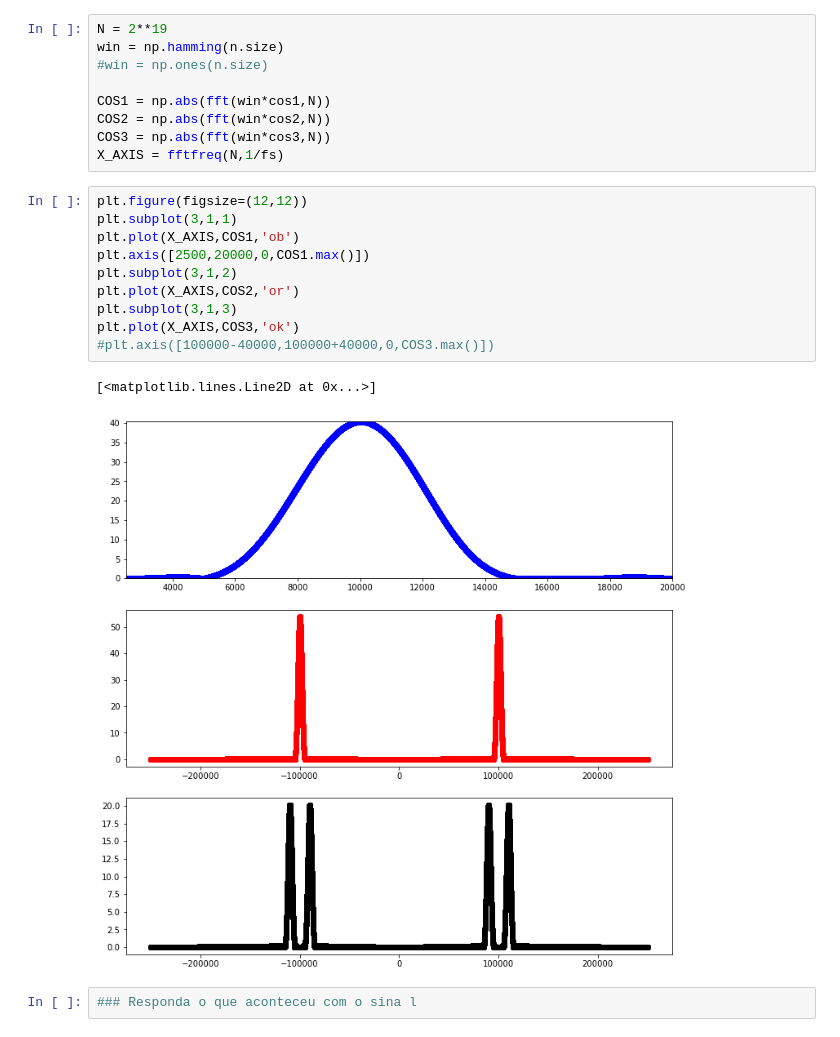
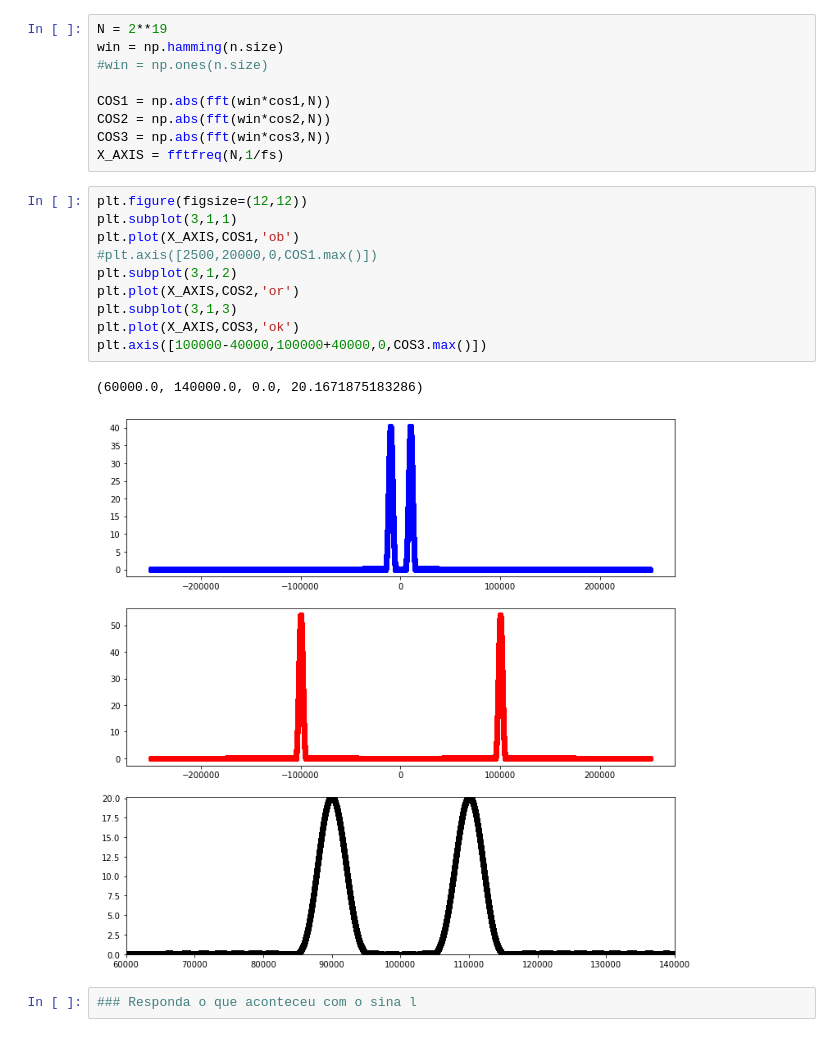
Before and after one commit to juliocsouzas91/DSP_Example_Class, a Jupyter notebook: FiltroMusica/Filtro_Musica.ipynb, the cells around one changed output. Drawn from its saved outputs; the diff is of its cells as text.

```diff
--- a/FiltroMusica/Filtro_Musica.ipynb
+++ b/FiltroMusica/Filtro_Musica.ipynb
@@ -46,16 +46,16 @@ X_AXIS = fftfreq(N,1/fs)
 # %%
 plt.figure(figsize=(12,12))
 plt.subplot(3,1,1)
 plt.plot(X_AXIS,COS1,'ob')
-plt.axis([2500,20000,0,COS1.max()])
+#plt.axis([2500,20000,0,COS1.max()])
 plt.subplot(3,1,2)
 plt.plot(X_AXIS,COS2,'or')
 plt.subplot(3,1,3)
 plt.plot(X_AXIS,COS3,'ok')
-#plt.axis([100000-40000,100000+40000,0,COS3.max()])
+plt.axis([100000-40000,100000+40000,0,COS3.max()])
 # %% [output]
-[<matplotlib.lines.Line2D at 0x...>]
+(60000.0, 140000.0, 0.0, 20.1671875183286)
-[figure, old version]
+[figure, new version]
 # %%
 ### Responda o que aconteceu com o sina l
 # %% [markdown]
```
Also changed, not shown: 6 other files.
